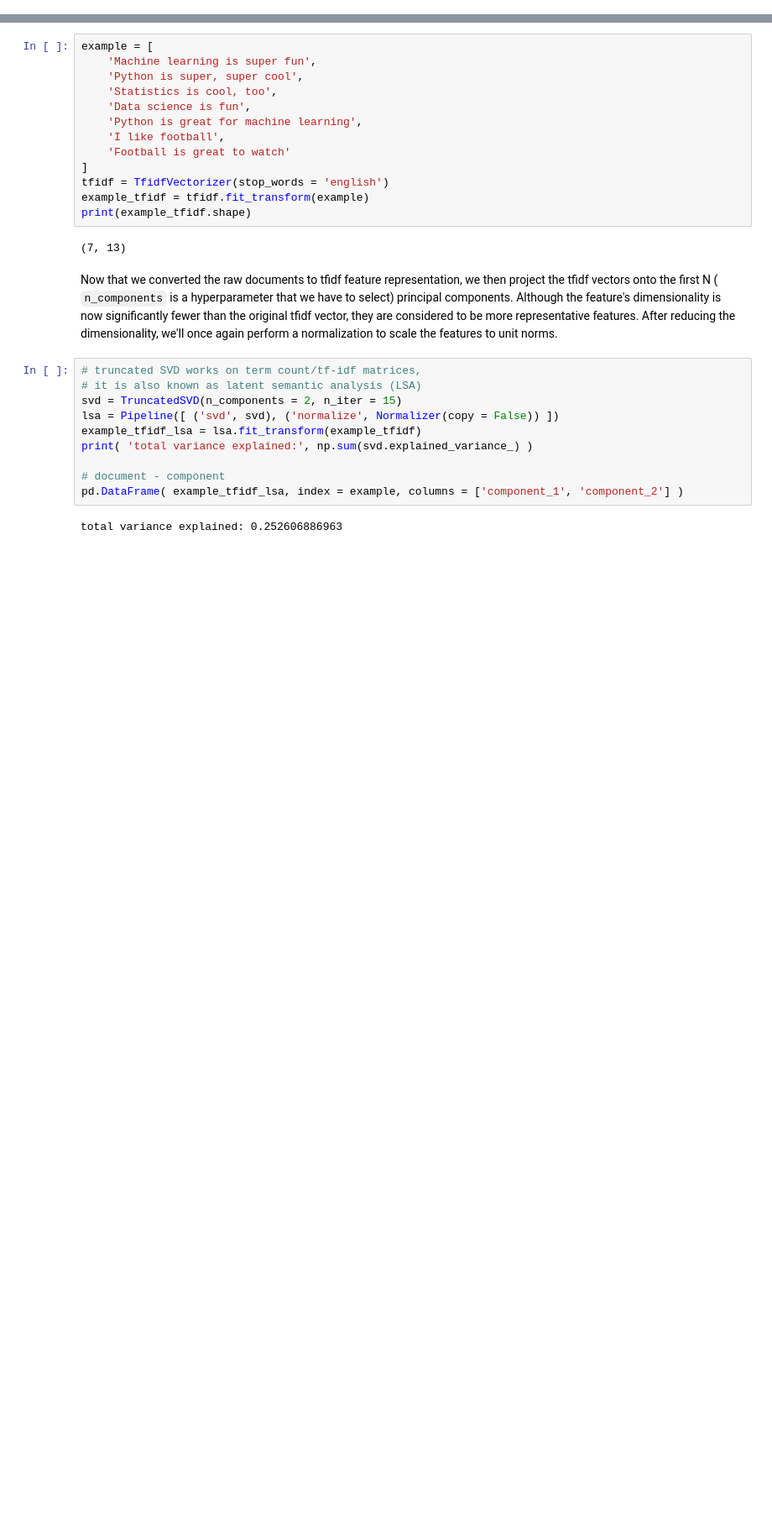
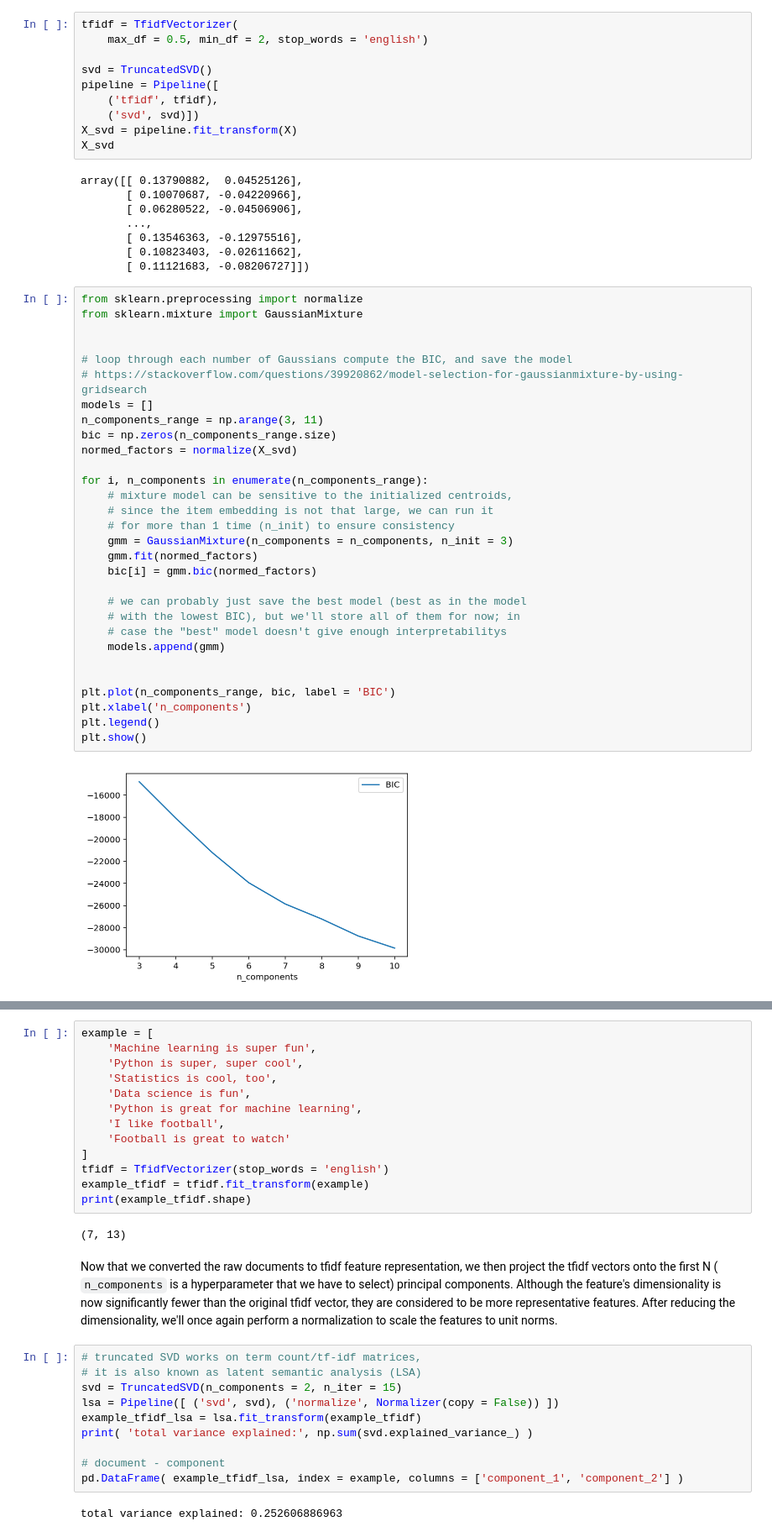
Before and after one commit to ethen8181/programming, a Jupyter notebook: dim_reduction/LSA/LSA.ipynb, the cells around one changed output, grey strips where cells are left out. Shown at 84% size. Cells and saved outputs as stored; diff of their text form; blank space fills up the shorter version.

```diff
--- a/dim_reduction/LSA/LSA.ipynb
+++ b/dim_reduction/LSA/LSA.ipynb
@@ -48,0 +56,50 @@ We'll start by converting the raw documents into tfidf feature representation.
+# %%
+tfidf = TfidfVectorizer(
+    max_df = 0.5, min_df = 2, stop_words = 'english')
+
+svd = TruncatedSVD()
+pipeline = Pipeline([
+    ('tfidf', tfidf),
+    ('svd', svd)])
+X_svd = pipeline.fit_transform(X)
+X_svd
+# %% [output]
+array([[ 0.13790882,  0.04525126],
+       [ 0.10070687, -0.04220966],
+       [ 0.06280522, -0.04506906],
+       ...,
+       [ 0.13546363, -0.12975516],
+       [ 0.10823403, -0.02611662],
+       [ 0.11121683, -0.08206727]])
+# %%
+from sklearn.preprocessing import normalize
+from sklearn.mixture import GaussianMixture
+
+
+# loop through each number of Gaussians compute the BIC, and save the model
+# https://stackoverflow.com/questions/39920862/model-selection-for-gaussianmixture-by-using-gridsearch
+models = []
+n_components_range = np.arange(3, 11)
+bic = np.zeros(n_components_range.size)
+normed_factors = normalize(X_svd)
+
+for i, n_components in enumerate(n_components_range):
+    # mixture model can be sensitive to the initialized centroids,
+    # since the item embedding is not that large, we can run it
+    # for more than 1 time (n_init) to ensure consistency
+    gmm = GaussianMixture(n_components = n_components, n_init = 3)
+    gmm.fit(normed_factors)
+    bic[i] = gmm.bic(normed_factors)
+
+    # we can probably just save the best model (best as in the model
+    # with the lowest BIC), but we'll store all of them for now; in
+    # case the "best" model doesn't give enough interpretabilitys
+    models.append(gmm)
+
+
+plt.plot(n_components_range, bic, label = 'BIC')
+plt.xlabel('n_components')
+plt.legend()
+plt.show()
+# %% [output]
+[figure, added]
```
Also changed, not shown: parts of 9 cells of this notebook, 11 other files.
